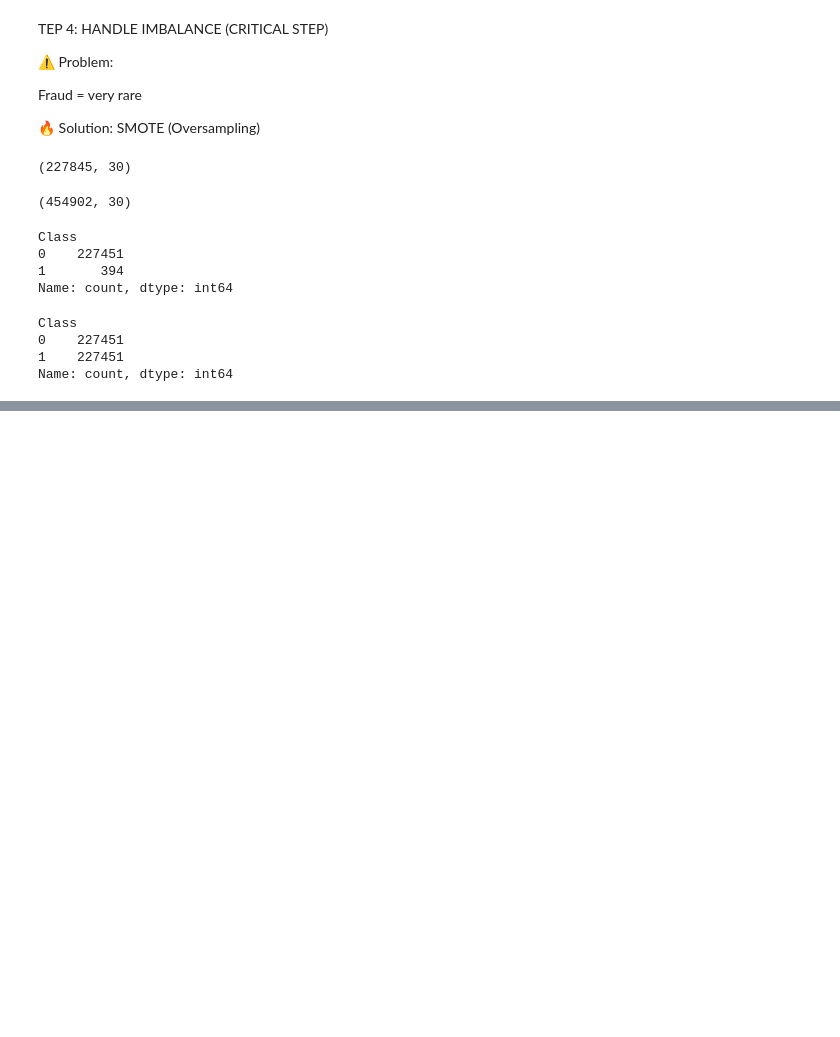
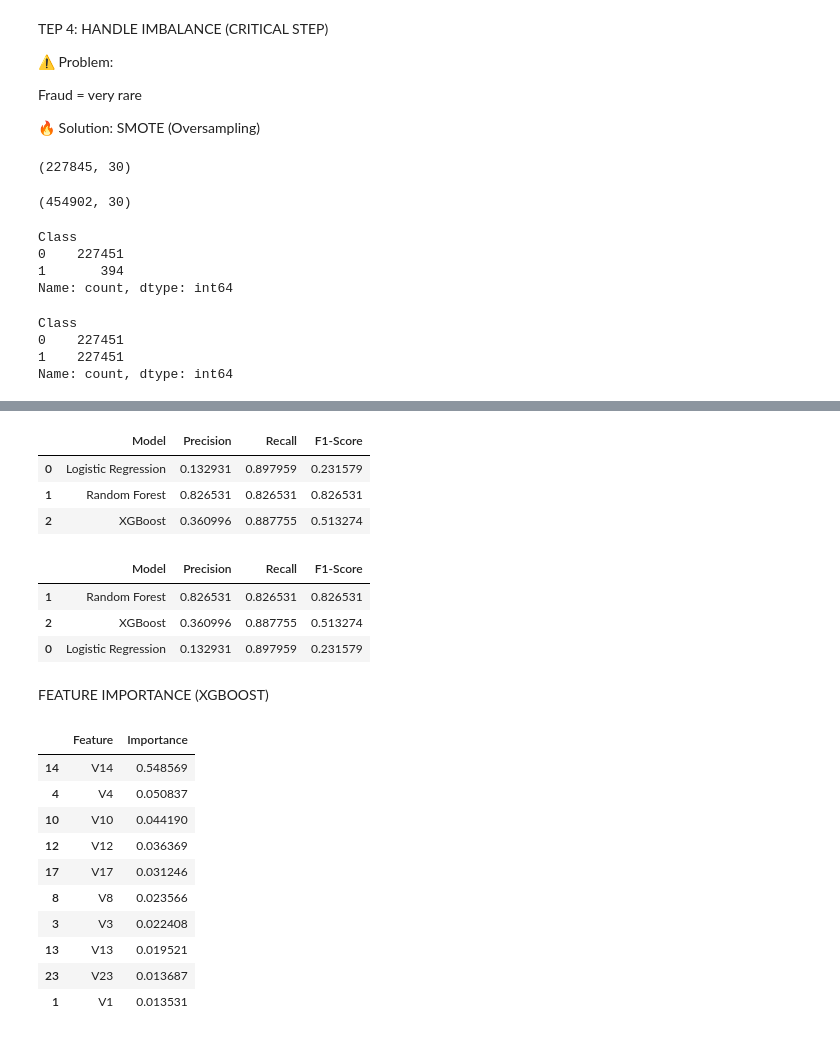
Before and after one commit to MohitParmar78/adaptive-fraud-detection-mlops, a Jupyter notebook: notebooks/eda.ipynb, the cells around one changed output, grey strips where cells are left out. Drawn from its saved outputs; the diff is of its cells as text; code cells hidden in the pictures; blank space fills up the shorter version.

Commit message:
fraud detection project

```diff
--- a/notebooks/eda.ipynb
+++ b/notebooks/eda.ipynb
@@ -199,0 +367,70 @@ Name: count, dtype: int64
+# %%
+from sklearn.metrics import classification_report
+import pandas as pd
+
+# Get reports as dictionary
+lr_report = classification_report(y_test, y_pred_lr, output_dict=True)
+rf_report = classification_report(y_test, y_pred_rf, output_dict=True)
+xgb_report = classification_report(y_test, y_pred_xgb, output_dict=True)
+
+# Create comparison table (focus on Class 1 = fraud)
+comparison = pd.DataFrame({
+    "Model": ["Logistic Regression", "Random Forest", "XGBoost"],
+    "Precision": [
+        lr_report['1']['precision'],
+        rf_report['1']['precision'],
+        xgb_report['1']['precision']
+    ],
+    "Recall": [
+        lr_report['1']['recall'],
+        rf_report['1']['recall'],
+        xgb_report['1']['recall']
+    ],
+    "F1-Score": [
+        lr_report['1']['f1-score'],
+        rf_report['1']['f1-score'],
+        xgb_report['1']['f1-score']
+    ]
+})
+
+# Display table
+comparison
+# %% [output]
+|  | Model | Precision | Recall | F1-Score |
+| 0 | Logistic Regression | 0.132931 | 0.897959 | 0.231579 |
+| 1 | Random Forest | 0.826531 | 0.826531 | 0.826531 |
+| 2 | XGBoost | 0.360996 | 0.887755 | 0.513274 |
+# %%
+comparison.sort_values(by="F1-Score", ascending=False)
+# %% [output]
+|  | Model | Precision | Recall | F1-Score |
+| 1 | Random Forest | 0.826531 | 0.826531 | 0.826531 |
+| 2 | XGBoost | 0.360996 | 0.887755 | 0.513274 |
+| 0 | Logistic Regression | 0.132931 | 0.897959 | 0.231579 |
+# %% [markdown]
+FEATURE IMPORTANCE (XGBOOST)
+# %%
+feature_names = X_train.columns
+
+importance_df = pd.DataFrame({
+    "Feature": feature_names,
+    "Importance": xgb.feature_importances_
+})
+
+# Sort by importance
+importance_df = importance_df.sort_values(by="Importance", ascending=False)
+
+# Show top 10
+importance_df.head(10)
+# %% [output]
+|  | Feature | Importance |
+| 14 | V14 | 0.548569 |
+| 4 | V4 | 0.050837 |
+| 10 | V10 | 0.044190 |
+| 12 | V12 | 0.036369 |
+| 17 | V17 | 0.031246 |
+| 8 | V8 | 0.023566 |
+| 3 | V3 | 0.022408 |
+| 13 | V13 | 0.019521 |
+| 23 | V23 | 0.013687 |
+| 1 | V1 | 0.013531 |
```
Also changed, not shown: parts of 26 cells of this notebook, 22 other files.
